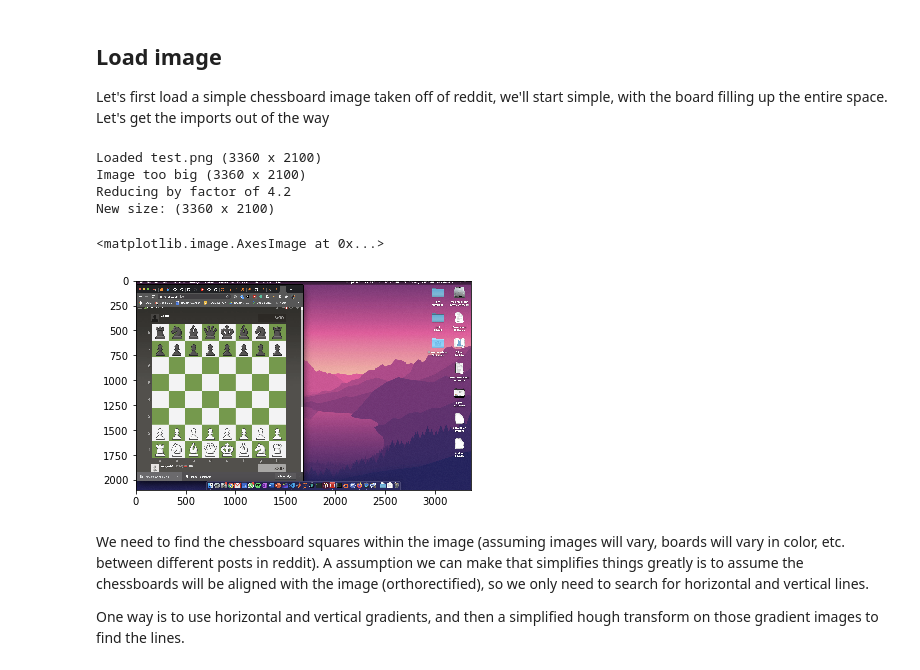
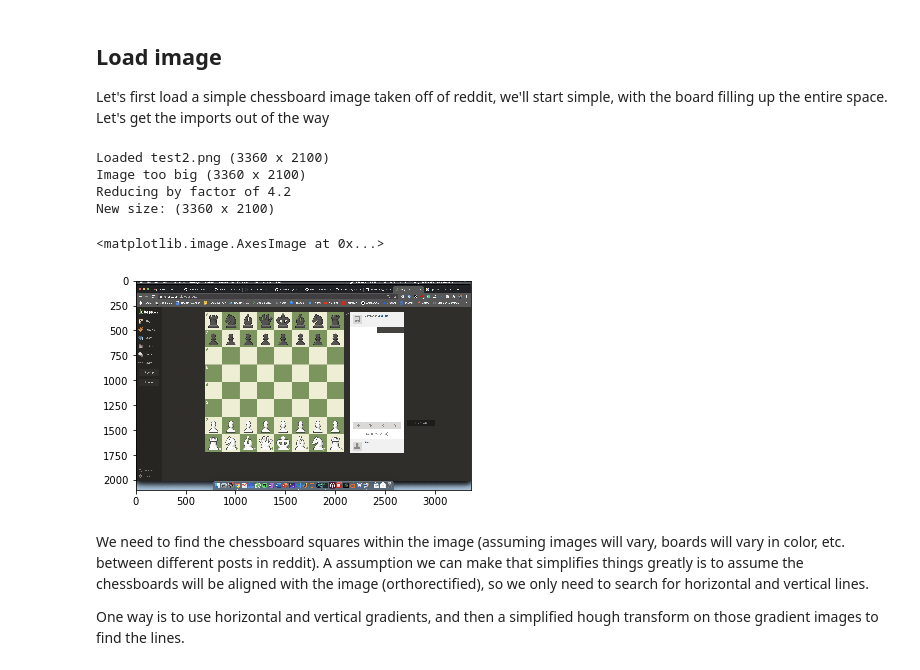
Before and after one commit to kochsebastian/ChessVisionBot, a Jupyter notebook: tensorflow_compvision.ipynb, the cells around one changed output. Saved outputs shown, nothing was run; the diff lists cells and outputs as text; code cells hidden in the pictures.

```diff
--- a/tensorflow_compvision.ipynb
+++ b/tensorflow_compvision.ipynb
@@ -26,36 +26,36 @@ import matplotlib
 import matplotlib.pyplot as plt
 %matplotlib inline
 # %%
-img_file = 'test.png'
+img_file = 'test2.png'
 
 img = cv2.imread(img_file)
 img = cv2.cvtColor(img,cv2.COLOR_BGR2RGB)
 print(f"Loaded {img_file} ({img.shape[1]} x {img.shape[0]})" )
 
 # Resize if image larger than 2k pixels on a side
 if img.shape[1] > 2000 or img.shape[0] > 2000:
     print(f"Image too big ({img.shape[1]} x {img.shape[0]})")
     new_size = 800.0 # px
     if img.shape[1] > img.shape[0]:
         # resize by width to new limit
         ratio = new_size / img.shape[1]
 
     else:
         # resize by height
         ratio = new_size / img.shape[0]
     print(f"Reducing by factor of {(1./ratio)}" )
 #     img = cv2.resize(img,(0,0),fx=ratio,fy=ratio)
     print (f"New size: ({img.shape[1]} x {img.shape[0]})")
 
 # See original image
 plt.imshow(np.asarray(img))
 # %% [output]
-Loaded test.png (3360 x 2100)
+Loaded test2.png (3360 x 2100)
 Image too big (3360 x 2100)
 Reducing by factor of 4.2
 New size: (3360 x 2100)
 <matplotlib.image.AxesImage at 0x...>
-[figure, old version]
+[figure, new version]
 # %% [markdown]
 We need to find the chessboard squares within the image (assuming images will vary, boards will vary in color, etc. between different posts in reddit). A assumption we can make that simplifies things greatly is to assume the chessboards will be aligned with the image (orthorectified), so we only need to search for horizontal and vertical lines.
 
```
Also changed, not shown: parts of 8 cells of this notebook, 2 other files.
